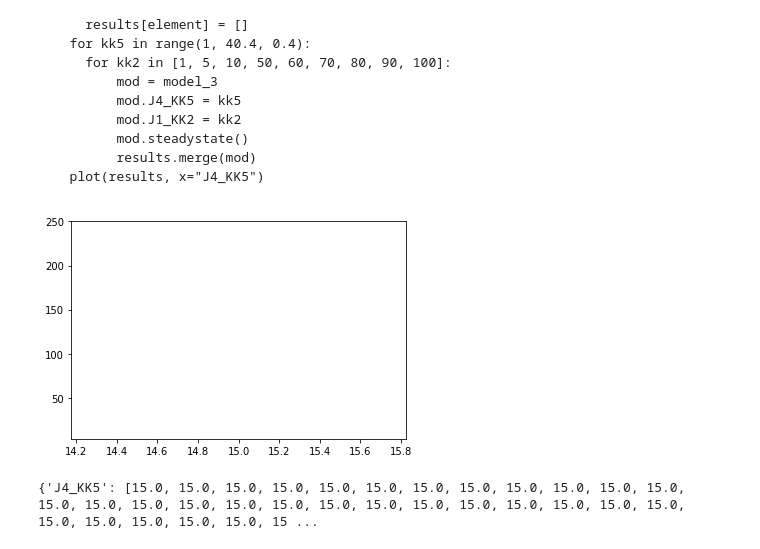
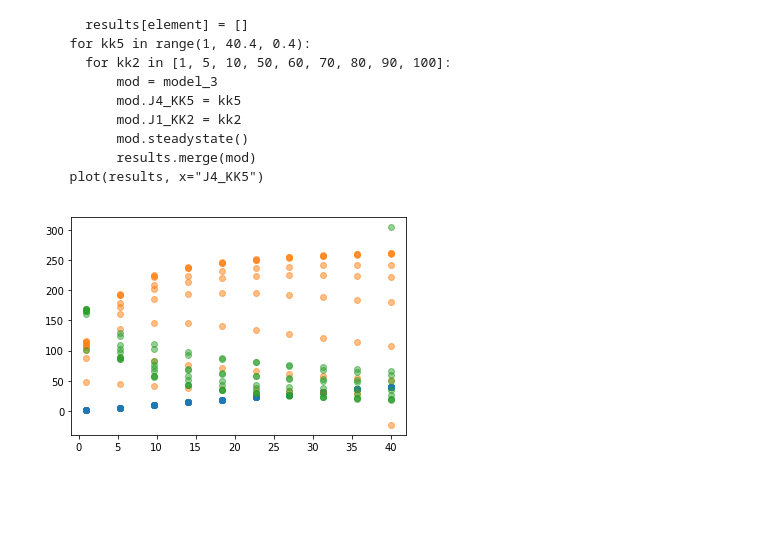
Before and after one commit to matthiaskoenig/sedml-script, a Jupyter notebook: sedml-script.ipynb, the cells around one changed output. Drawn from its saved outputs; the diff is of its cells as text; code cells hidden in the pictures; blank space fills up the shorter version.

````diff
--- a/sedml-script.ipynb
+++ b/sedml-script.ipynb
@@ -12,7 +13,7 @@ def outputVariables(model, selections=None, complete=False):
     if complete:
         species_ids = model.model.getBoundarySpeciesIds() + model.model.getFloatingSpeciesIds()
         selections = ["time"] + species_ids + [f'[{sid}]' for sid in species_ids] \
-            + model.model.getReactionIds() + model.model.getCompartmentIds() + model.model.getParameterIds()
+            + model.model.getReactionIds() + model.model.getCompartmentIds() + model.model.getGlobalParameterIds()
 
     model.timeCourseSelections = selections
     model.steadyStateSelections = selections
@@ -26,7 +27,7 @@ def uniform(model, start, end, steps=1, stochastic=False):
         model.setIntegrator('gillespie')
         s = model.simulate(start, end)
     else:
-        s = model.simulate(start, end, steps)
+        s = model.simulate(start, end, steps=steps)
     return pd.DataFrame(s, columns=s.colnames)
 
 
@@ -111,7 +112,7 @@ plt.show()
   plot(task1.time, [task1.S1, task1.S2, task1.J0_v0])
 ```
 # %%
-model1 = model("oscli.xml")
+model1 = model("./models/oscli.xml")
 outputVariables(model1, ["time", "S1", "S2", "J0_v0"])
 
 # FIXME: basic vectors ! linspace, logspace, zeros_like, ones_like
@@ -152,7 +153,7 @@ plt.show()
   p1.show()
 ```
 # %%
-model1 = model("borisejb.xml")
+model1 = model("./models/borisejb.xml")
 # FIXME: time belongs in the outputVariables
 # FIXME: use vector
 variableIds = ["MAPK", "MAPK_P", "MAPK_PP", "MKK_P", "MKKK", "MKKK_P"]
@@ -184,7 +185,7 @@ for x in range(10):
 
 ```
 # %%
-model1 = model("oscli.xml")
+model1 = model("./models/oscli.xml")
 # FIXME: output variables must be set (what are defaults otherwise?)
 speciesIds = ["S1", "S2"]
 outputVariables(model1, ["time"] + speciesIds)
@@ -218,14 +219,10 @@ for j0 in [8, 4, 0.4]:
   plot(results, x="J4_KK5")
 ```
 # %%
-# this is not working
-
 def steadystate(model):
     """Calculate steady state for model."""
-    model.conservedMoietyAnalysis = True
     solver = model.getSteadyStateSolver()
-
-    # solver.setSetting("maximum_iterations", 500)
+    solver.setSetting("maximum_iterations", 500)
 
     d = dict()
     try:
@@ -241,39 +238,38 @@ def steadystate(model):
     return d
 
 
-model3 = model("borisejb.xml")
+model3 = model("./models/borisejb.xml")
+model3.conservedMoietyAnalysis = True
 # FIXME: set variables
 keys = ["J4_KK5", "[MKK]", "[MKK_P]"]
 outputVariables(model3, ["J4_KK5", "[MKK]", "[MKK_P]"])
 
 results = dotdict()
 for element in keys:
     results[element] = []
 
+# FIXME: roadrunner, repetitive steadystate always does the L3V2 conversion
+
 # FIXME: is the range correct?
 # for kk5 in range(1, 40.4, 0.4):
 for kk5 in np.linspace(start=1, stop=40, num=10):
     for kk2 in [1, 5, 10, 50, 60, 70, 80, 90, 100]:
         # FIXME model copy
         mod = model3
         mod.resetAll()
-        mod.J4_KK5 = kk5
-        mod.J1_KK2 = kk2
+        mod.setValue("J4_KK5", kk5)
+        mod.setValue("J1_KK2", kk2)
 
         s = steadystate(mod)
         # FIXME: this merge will not work
         # results.merge(mod)
         for key in keys:
             # FIXME: steady state returns only concentrations, probably selections not correct
             # model state not updated
             results[key].append(mod[key])
 
 # convert to DataFrame for plotting
-plt.plot(results["J4_KK5"], pd.DataFrame(results))
+plt.plot(results["J4_KK5"], pd.DataFrame(results), linestyle="None", marker="o", alpha=0.5)
 plt.show()
-
-# FIXME: many steady states are not feasible
-print(results)
 # %% [output]
-[figure, old version]
+[figure, new version]
-{'J4_KK5': [15.0, 15.0, 15.0, 15.0, 15.0, 15.0, 15.0, 15.0, 15.0, 15.0, 15.0, 15.0, 15.0, 15.0, 15.0, 15.0, 15.0, 15.0, 15.0, 15.0, 15.0, 15.0, 15.0, 15.0, 15.0, 15.0, 15.0, 15.0, 15.0, 15.0, 15.0, 15 ...
````
Also changed, not shown: parts of 18 cells of this notebook, 6 other files.
